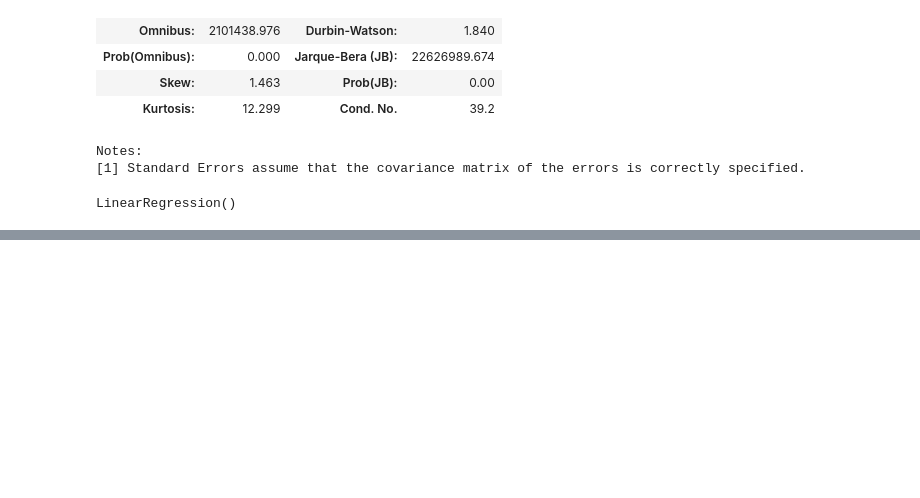
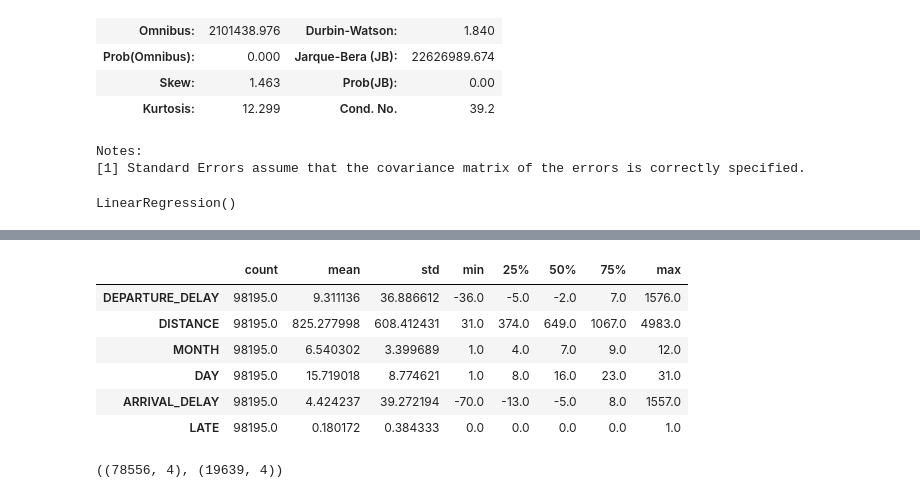
Before and after one commit to JoaoDario632/implementa-o-Segunda-Avaliacao-Girotto, a Jupyter notebook: projeto_modelagem_inicial.ipynb, the cells around one changed output, grey strips where cells are left out. Drawn from its saved outputs; the diff is of its cells as text; code cells hidden in the pictures; blank space fills up the shorter version.

```diff
--- a/projeto_modelagem_inicial.ipynb
+++ b/projeto_modelagem_inicial.ipynb
@@ -154,3 +184,9 @@ lr_poly = LinearRegression()
 lr_poly.fit(X_poly, y_train)
 # %% [output]
 LinearRegression()
+# %%
+# Amostra de 100.000 linhas para trabalhar
+df_sample = df.sample(100_000, random_state=42).copy()
+print("Shape da amostra:", df_sample.shape)
+
+df_sample.head()
@@ -156,0 +202,6 @@ LinearRegression()
+# %%
+# Remover linhas
+df_clean = df_sample.dropna(subset=['ARRIVAL_DELAY']).copy()
+print("Shape após remover NA em ARRIVAL_DELAY:", df_clean.shape)
+df_clean['LATE'] = (df_clean['ARRIVAL_DELAY'] > 15).astype(int)
+df_clean[['ARRIVAL_DELAY', 'LATE']].head()
@@ -156,0 +216,24 @@ LinearRegression()
+# %%
+num_cols = ['DEPARTURE_DELAY', 'DISTANCE', 'MONTH', 'DAY']
+
+df_model = df_clean[num_cols + ['ARRIVAL_DELAY', 'LATE']].copy()
+df_model.describe().T
+# %% [output]
+|  | count | mean | std | min | 25% | 50% | 75% | max |
+| DEPARTURE_DELAY | 98195.0 | 9.311136 | 36.886612 | -36.0 | -5.0 | -2.0 | 7.0 | 1576.0 |
+| DISTANCE | 98195.0 | 825.277998 | 608.412431 | 31.0 | 374.0 | 649.0 | 1067.0 | 4983.0 |
+| MONTH | 98195.0 | 6.540302 | 3.399689 | 1.0 | 4.0 | 7.0 | 9.0 | 12.0 |
+| DAY | 98195.0 | 15.719018 | 8.774621 | 1.0 | 8.0 | 16.0 | 23.0 | 31.0 |
+| ARRIVAL_DELAY | 98195.0 | 4.424237 | 39.272194 | -70.0 | -13.0 | -5.0 | 8.0 | 1557.0 |
+| LATE | 98195.0 | 0.180172 | 0.384333 | 0.0 | 0.0 | 0.0 | 0.0 | 1.0 |
+# %%
+X = df_model[num_cols]
+y = df_model['ARRIVAL_DELAY']
+
+X_train, X_test, y_train, y_test = train_test_split(
+    X, y, test_size=0.2, random_state=42
+)
+
+X_train.shape, X_test.shape
+# %% [output]
+((78556, 4), (19639, 4))
```
Also changed, not shown: parts of 13 cells of this notebook.
